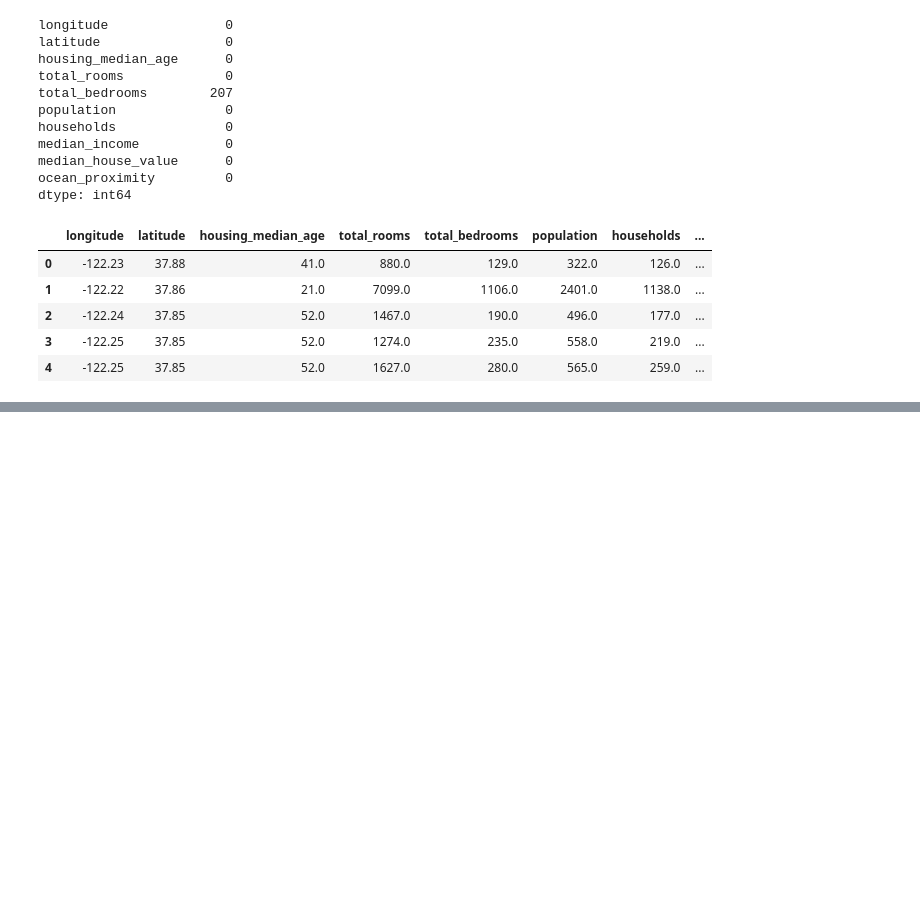
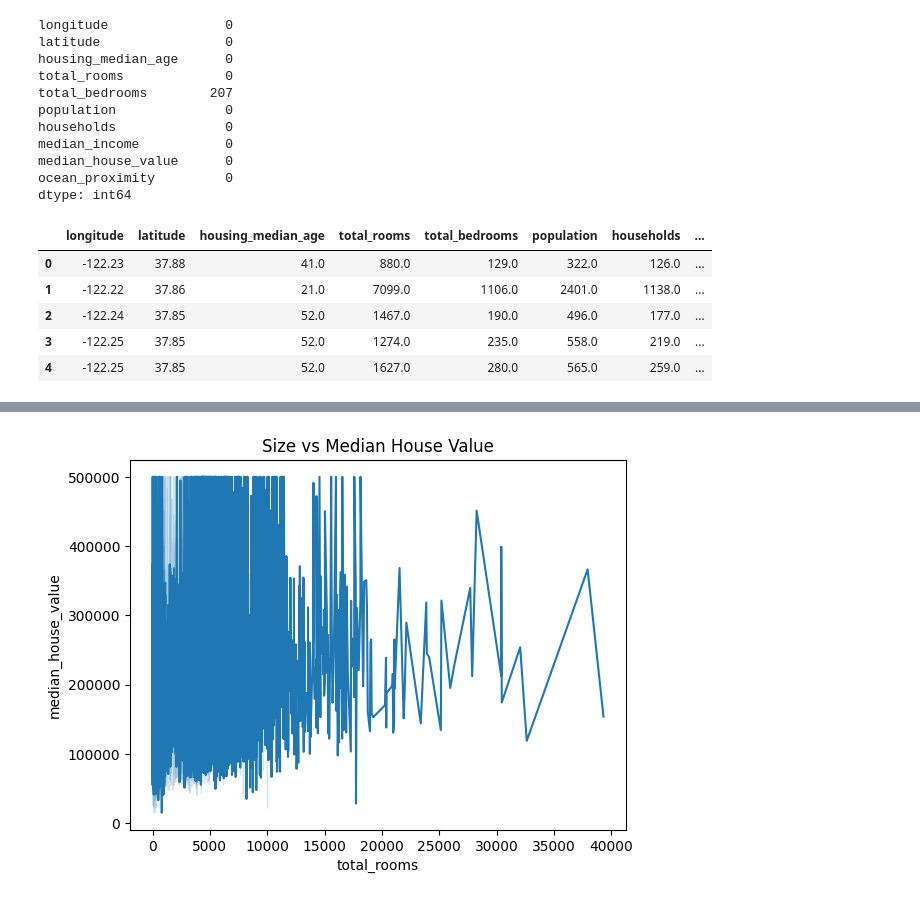
Before and after one commit to ShivendraSahu22/ProjectQuest, a Jupyter notebook: HOUSE PRICE PREDICTION/California/random forest.ipynb, the cells around one changed output, grey strips where cells are left out. Drawn from its saved outputs; the diff is of its cells as text; code cells hidden in the pictures; blank space fills up the shorter version.

```diff
--- a/HOUSE PRICE PREDICTION/California/random forest.ipynb
+++ b/HOUSE PRICE PREDICTION/California/random forest.ipynb
@@ -61,0 +72,7 @@ df.head()
+# %%
+sns.lineplot(data=df, x="total_rooms", y="median_house_value")
+
+plt.title("Size vs Median House Value")
+plt.show()
+# %% [output]
+[figure, added]
```
Also changed, not shown: parts of 3 cells of this notebook.
